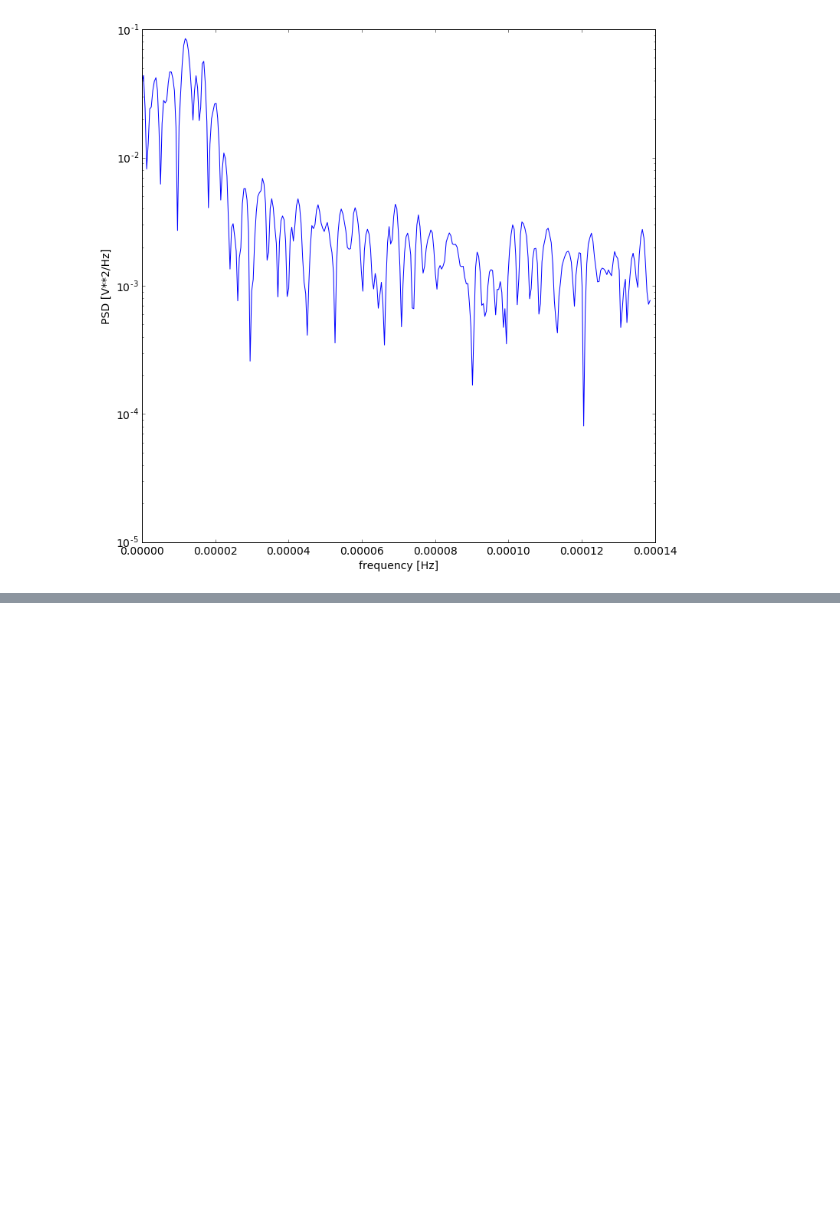
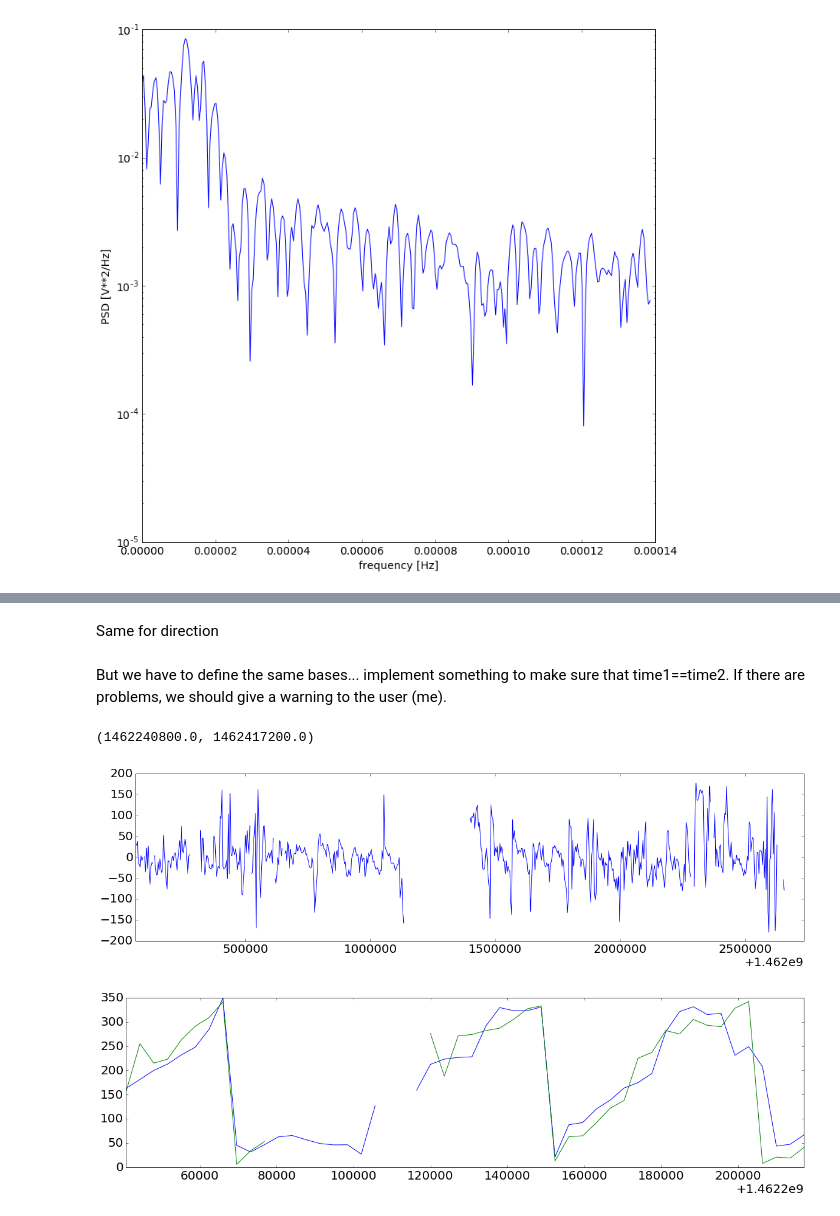
Before and after one commit to socib/HFRadarReports, a Jupyter notebook: HF_Radar_testing_environment.ipynb, the cells around one changed output, grey strips where cells are left out. Drawn from its saved outputs; the diff is of its cells as text; code cells hidden in the pictures; blank space fills up the shorter version.

```diff
--- a/HF_Radar_testing_environment.ipynb
+++ b/HF_Radar_testing_environment.ipynb
@@ -220,0 +308,21 @@ plt.show()
+# %% [markdown]
+Same for direction
+# %% [markdown]
+But we have to define the same bases... implement something to make sure that time1==time2. If there are problems, we should give a warning to the user (me).
+# %%
+def compare_angles(model_arr, obs_arr):
+    diff_angles = (model_arr - obs_arr + 180) % 360 - 180;
+    return diff_angles
+
+dir_diffs = compare_angles(buoy_cur_dir, wdir[:,closest_lat_idx, closest_lon_idx])
+plt.figure(figsize=(20,5))
+plt.plot(hf_raw_time, dir_diffs)
+plt.xlim([np.nanmin(hf_raw_time), np.nanmax(hf_raw_time)])
+plt.figure(figsize=(20,5))
+plt.plot(hf_raw_time[50:100], wdir[50:100,closest_lat_idx, closest_lon_idx])
+plt.plot(buoy_time[50:100], buoy_cur_dir[50:100])
+plt.xlim([np.nanmin(hf_raw_time[50:100]), np.nanmax(hf_raw_time[50:100])])
+# %% [output]
+(1462240800.0, 1462417200.0)
+[figure, added]
+[figure, added]
```
Also changed, not shown: parts of 42 cells of this notebook.
